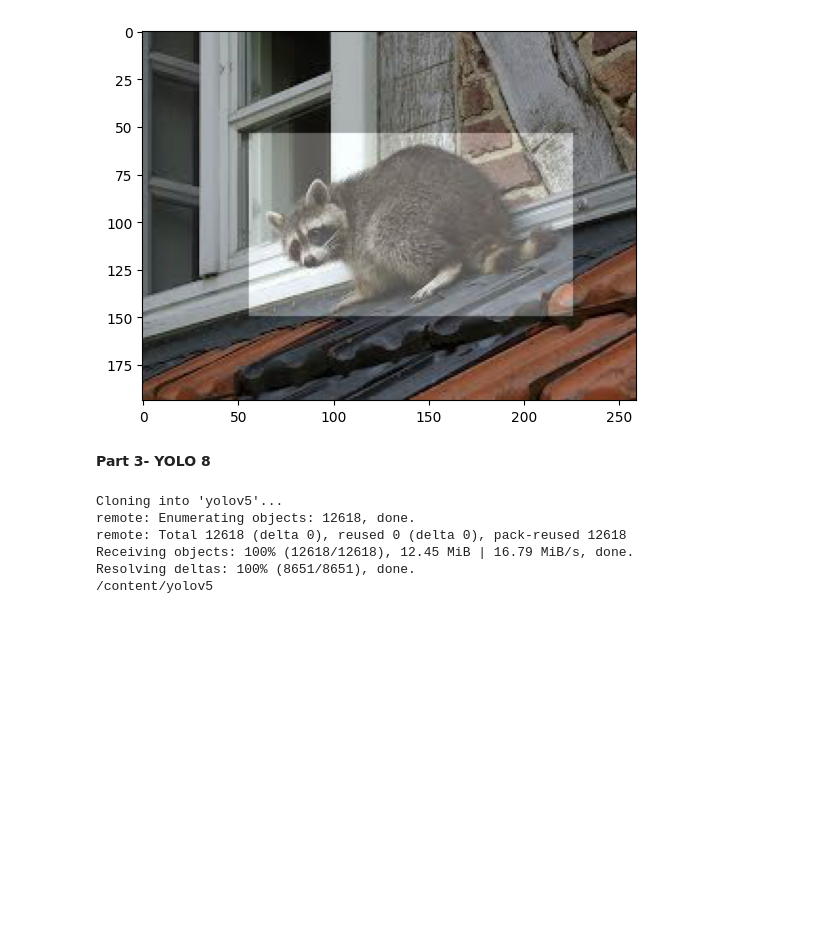
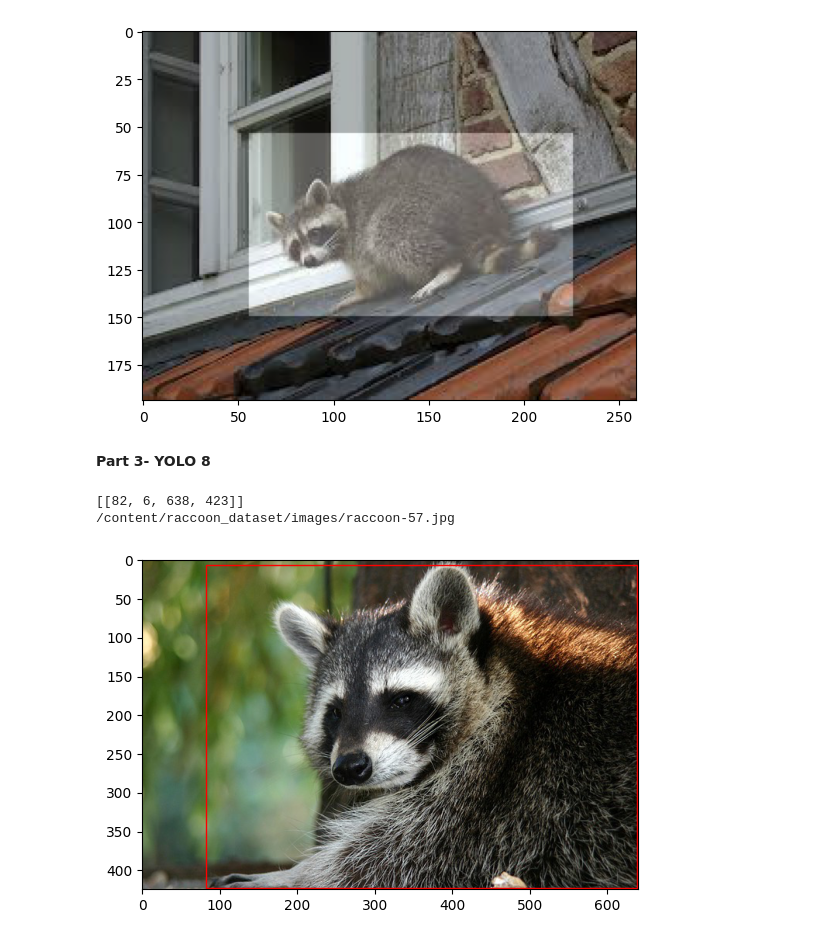
Before and after one commit to samancha/computer-vision-masters, a Jupyter notebook: mod3/Steve-Assignment 3.1 Code.ipynb, the cells around one changed output. Drawn from its saved outputs; the diff is of its cells as text; code cells hidden in the pictures; blank space fills up the shorter version.

```diff
--- a/mod3/Steve-Assignment 3.1 Code.ipynb
+++ b/mod3/Steve-Assignment 3.1 Code.ipynb
@@ -69,6 +95,8 @@ for image in train.take(3):
 # %%
 # Reading in local images using CV
-data_dir = pathlib.Path(data_dir)
+data_dir = pathlib.Path('/content/raccoon_dataset')
+
+# List of paths in dataset
 ds_images = []
 for sub_dir in data_dir.glob('*/'):
     if sub_dir.is_dir():
@@ -77,6 +105,5 @@ for sub_dir in data_dir.glob('*/'):
       for image_path in sub_dir.glob('*.jpg'):
           # Append the image path to the list
         ds_images.append(image_path)
-print(len(ds_images))
-print(ds_images[0])
+print("images in dataset", len(ds_images))
 # %% [output]
@@ -222,11 +245,65 @@ plt.show()
+# %%
+# a- Create annotation
+# You can upload the file using ![title](filename.jpeg)
+# import image module
+
+import xml.etree.ElementTree as ET
+import matplotlib.patches as patches
+import PIL
+from PIL import Image
+
+# Function to extract bounding box information from XML
+def extract_boxes(xml_file):
+    tree = ET.parse(xml_file)
+    root = tree.getroot()
+
+    boxes = []
+    for box in root.findall('.//bndbox'):
+        xmin = int(box.find('xmin').text)
+        ymin = int(box.find('ymin').text)
+        xmax = int(box.find('xmax').text)
+        ymax = int(box.find('ymax').text)
+        boxes.append([xmin, ymin, xmax, ymax])
+
+    return boxes
+
+# Function to visualize annotations on the image
+def visualize_annotations(image_path, annotation_boxes):
+    # Open the image
+    image = Image.open(image_path)
+
+    # Create figure and axes
+    fig, ax = plt.subplots(1)
+
+    # Display the image
+    ax.imshow(image)
+
+    # Add bounding box annotations
+    for box in annotation_boxes:
+        xmin, ymin, xmax, ymax = box
+        rect = patches.Rectangle((xmin, ymin), xmax - xmin, ymax - ymin, linewidth=1, edgecolor='r', facecolor='none')
+        ax.add_patch(rect)
+
+    # Show the image with annotations
+    plt.show()
+
+annotation_boxes = extract_boxes('/content/raccoon_dataset/annotations/raccoon-57.xml')
+print(annotation_boxes)
+print(ds_images[2])
+visualize_annotations(ds_images[2], annotation_boxes)
+# %% [output]
+[[82, 6, 638, 423]]
+/content/raccoon_dataset/images/raccoon-57.jpg
+[figure, added]
 # %%
 #b- Now, we want to install Yolo8.
 # Download required tools
 # Clone yolo 8 and check all dependencies
+
+!pip install ultralytics==8.0.20 -q
+
+from IPython import display
+display.clear_output()
+import ultralytics
+ultralytics.checks()
+from ultralytics import YOLO
-# %% [output]
-Cloning into 'yolov5'...
-remote: Enumerating objects: 12618, done.
-remote: Total 12618 (delta 0), reused 0 (delta 0), pack-reused 12618
-Receiving objects: 100% (12618/12618), 12.45 MiB | 16.79 MiB/s, done.
-Resolving deltas: 100% (8651/8651), done.
-/content/yolov5
```
Also changed, not shown: parts of 10 cells of this notebook.
